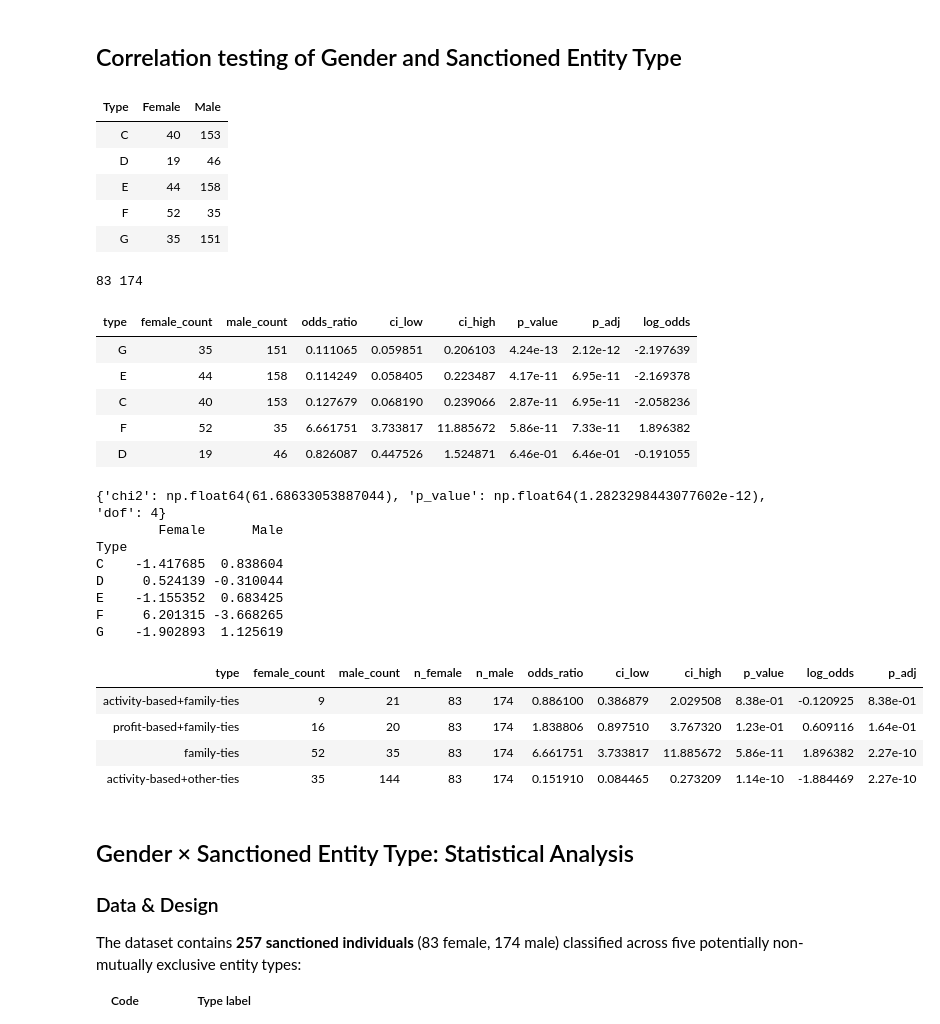
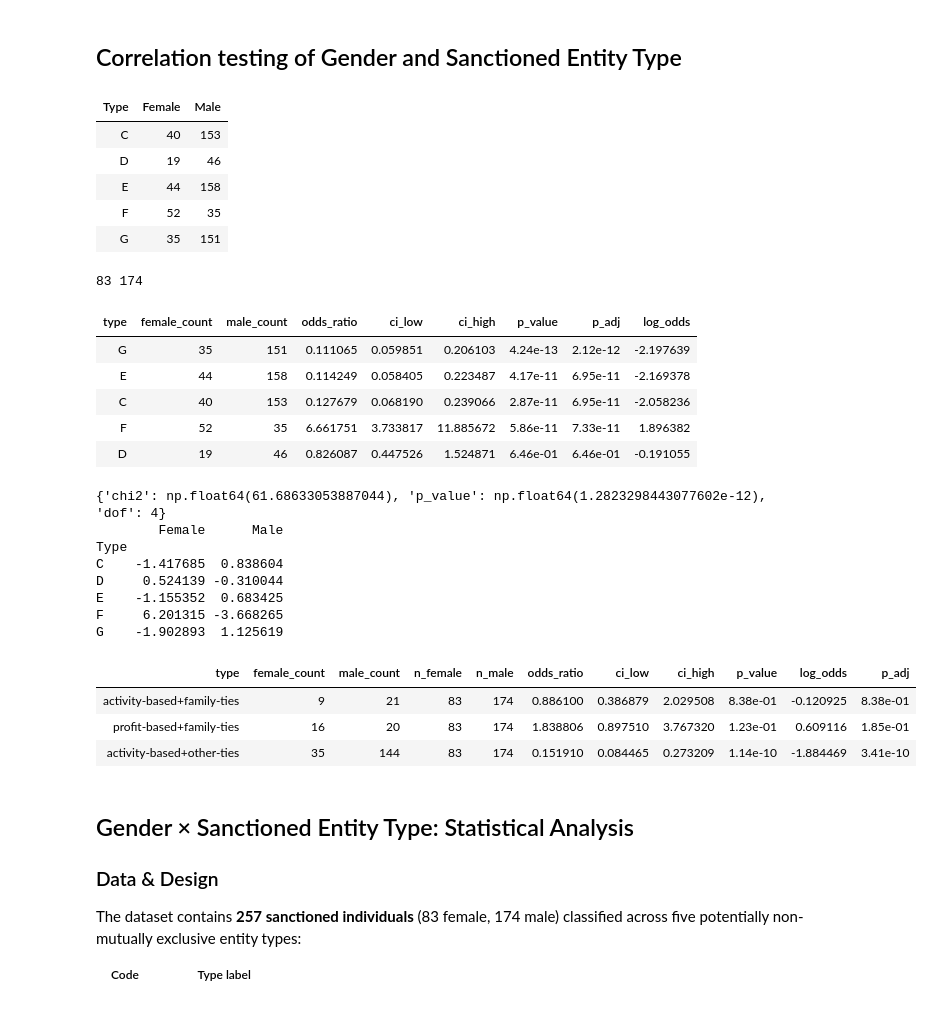
Before and after one commit to jellyrosp/opensanctions, a Jupyter notebook: jupyter_nb/h2/data_plot_h2_csv.ipynb, the cells around one changed output. Drawn from its saved outputs; the diff is of its cells as text; code cells hidden in the pictures.

```diff
--- a/jupyter_nb/h2/data_plot_h2_csv.ipynb
+++ b/jupyter_nb/h2/data_plot_h2_csv.ipynb
@@ -485,43 +485,38 @@ tests = [
         "mask_fn": lambda df: (df["D"] == 1) & (df["F"] == 1),
     },
     {
-        "name":    "family-ties",
-        "mask_fn": lambda df: df["F"] == 1,
-    },
-    {
         "name":    "activity-based+other-ties",
         "mask_fn": lambda df: (df["C"] == 1) & (df["G"] == 1),
     },
 ]
 chisqualre_table = perform_chi_square_tests(filtered_df, tests)
 display(chisqualre_table.style.hide(axis="index"))
 # %% [output]
 | Type | Female | Male |
 | C | 40 | 153 |
 | D | 19 | 46 |
 | E | 44 | 158 |
 | F | 52 | 35 |
 | G | 35 | 151 |
 83 174
 | type | female_count | male_count | odds_ratio | ci_low | ci_high | p_value | p_adj | log_odds |
 | G | 35 | 151 | 0.111065 | 0.059851 | 0.206103 | 4.24e-13 | 2.12e-12 | -2.197639 |
 | E | 44 | 158 | 0.114249 | 0.058405 | 0.223487 | 4.17e-11 | 6.95e-11 | -2.169378 |
 | C | 40 | 153 | 0.127679 | 0.068190 | 0.239066 | 2.87e-11 | 6.95e-11 | -2.058236 |
 | F | 52 | 35 | 6.661751 | 3.733817 | 11.885672 | 5.86e-11 | 7.33e-11 | 1.896382 |
 | D | 19 | 46 | 0.826087 | 0.447526 | 1.524871 | 6.46e-01 | 6.46e-01 | -0.191055 |
 {'chi2': np.float64(61.68633053887044), 'p_value': np.float64(1.2823298443077602e-12), 'dof': 4}
         Female      Male
 Type
 C    -1.417685  0.838604
 D     0.524139 -0.310044
 E    -1.155352  0.683425
 F     6.201315 -3.668265
 G    -1.902893  1.125619
 | type | female_count | male_count | n_female | n_male | odds_ratio | ci_low | ci_high | p_value | log_odds | p_adj |
 | activity-based+family-ties | 9 | 21 | 83 | 174 | 0.886100 | 0.386879 | 2.029508 | 8.38e-01 | -0.120925 | 8.38e-01 |
-| profit-based+family-ties | 16 | 20 | 83 | 174 | 1.838806 | 0.897510 | 3.767320 | 1.23e-01 | 0.609116 | 1.64e-01 |
-| family-ties | 52 | 35 | 83 | 174 | 6.661751 | 3.733817 | 11.885672 | 5.86e-11 | 1.896382 | 2.27e-10 |
-| activity-based+other-ties | 35 | 144 | 83 | 174 | 0.151910 | 0.084465 | 0.273209 | 1.14e-10 | -1.884469 | 2.27e-10 |
+| profit-based+family-ties | 16 | 20 | 83 | 174 | 1.838806 | 0.897510 | 3.767320 | 1.23e-01 | 0.609116 | 1.85e-01 |
+| activity-based+other-ties | 35 | 144 | 83 | 174 | 0.151910 | 0.084465 | 0.273209 | 1.14e-10 | -1.884469 | 3.41e-10 |
 # %% [markdown]
 ## Gender × Sanctioned Entity Type: Statistical Analysis
 
```
Also changed, not shown: 1 other file.
